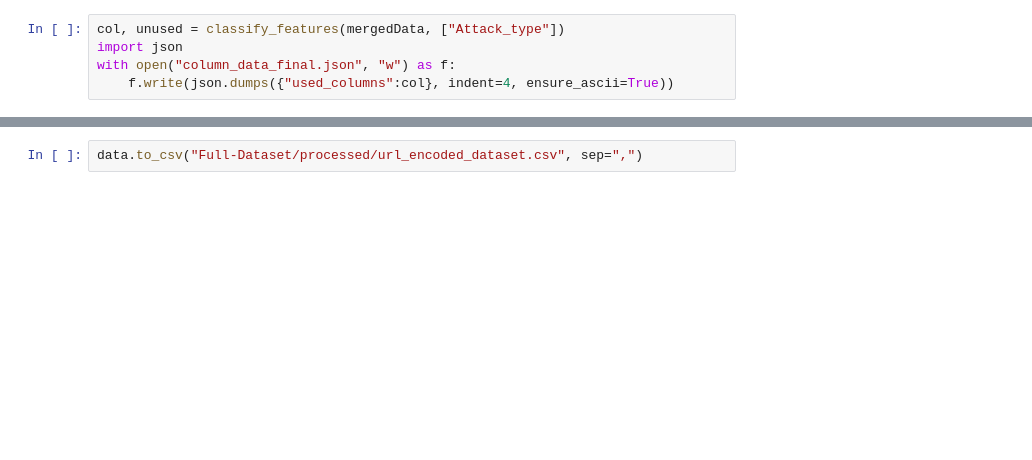
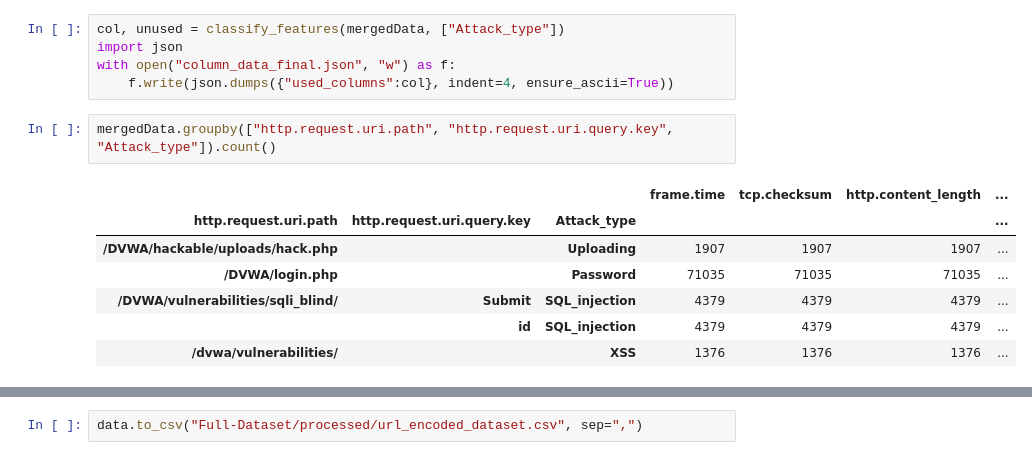
Before and after one commit to explainpark101/KU-ML-EndTerm-project, a Jupyter notebook: 02 preprocess-uri.ipynb, the cells around one changed output, grey strips where cells are left out. Cells and saved outputs as stored; diff of their text form; blank space fills up the shorter version.

```diff
--- a/02 preprocess-uri.ipynb
+++ b/02 preprocess-uri.ipynb
@@ -95,6 +156,16 @@ col, unused = classify_features(mergedData, ["Attack_type"])
 import json
 with open("column_data_final.json", "w") as f:
     f.write(json.dumps({"used_columns":col}, indent=4, ensure_ascii=True))
+# %%
+mergedData.groupby(["http.request.uri.path", "http.request.uri.query.key", "Attack_type"]).count()
+# %% [output]
+|  |  |  | frame.time | tcp.checksum | http.content_length | ... |
+| http.request.uri.path | http.request.uri.query.key | Attack_type |  |  |  | ... |
+| /DVWA/hackable/uploads/hack.php |  | Uploading | 1907 | 1907 | 1907 | ... |
+| /DVWA/login.php |  | Password | 71035 | 71035 | 71035 | ... |
+| /DVWA/vulnerabilities/sqli_blind/ | Submit | SQL_injection | 4379 | 4379 | 4379 | ... |
+|  | id | SQL_injection | 4379 | 4379 | 4379 | ... |
+| /dvwa/vulnerabilities/ |  | XSS | 1376 | 1376 | 1376 | ... |
 # %%
 data.head()
 # Needing RNN or CNN to process the "query" of the dataset.
```
Also changed, not shown: parts of 14 cells of this notebook, 4 other files.
